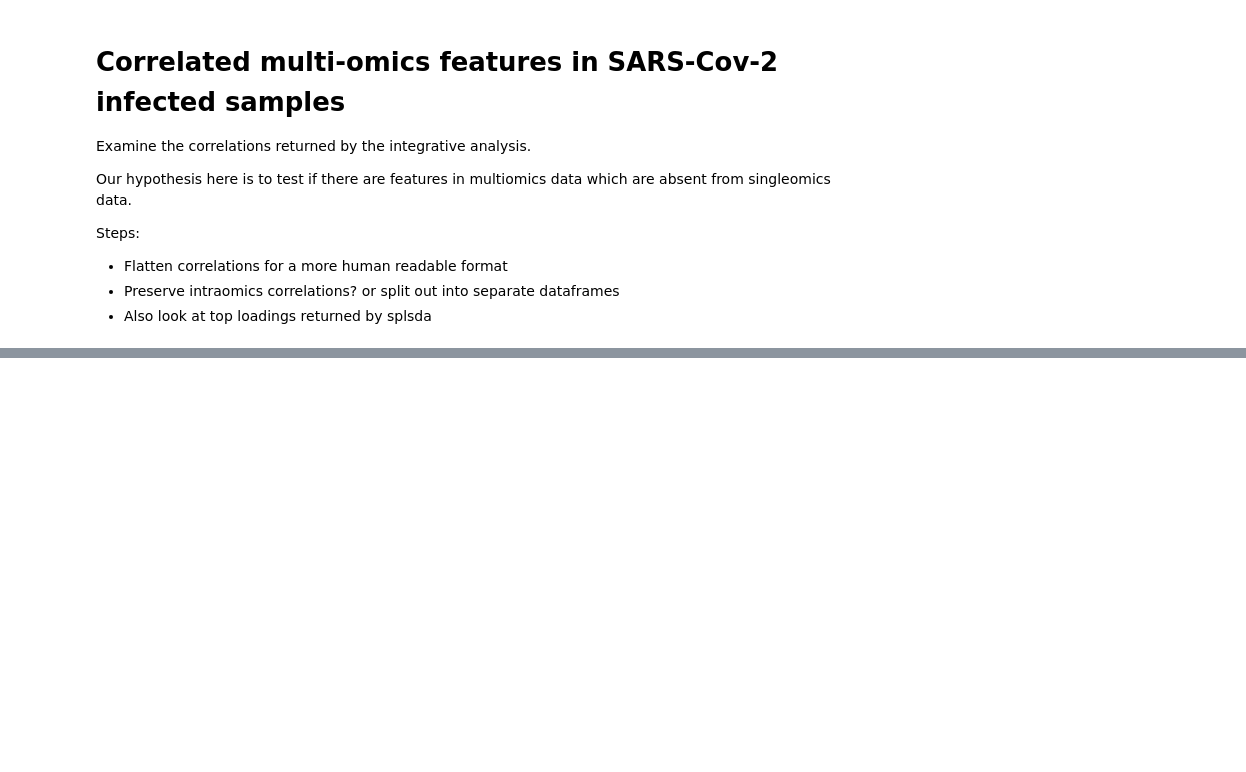
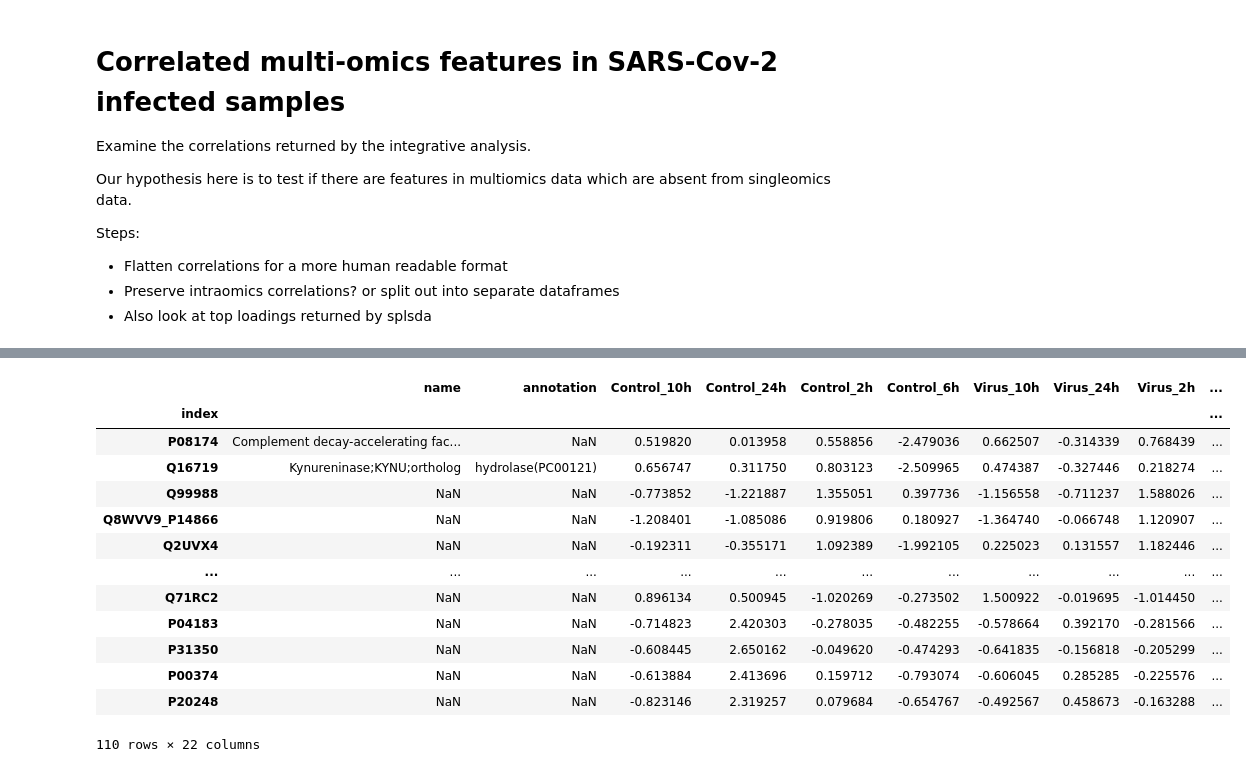
Before and after one commit to tyronechen/SARS-CoV-2, a Jupyter notebook: src/map_multiblock_correlations.ipynb, the cells around one changed output, grey strips where cells are left out. Cells and saved outputs as stored; diff of their text form; code cells hidden in the pictures; blank space fills up the shorter version.

```diff
--- a/src/map_multiblock_correlations.ipynb
+++ b/src/map_multiblock_correlations.ipynb
@@ -15,20 +57,20 @@ import pandas as pd
 # %%
-prot_plsda_infile = "../results/results/singleblock/proteome/proteome_1_PLSDA_max.txt"
-prot_splsda_infile = "../results/results/singleblock/proteome/proteome_1_sPLSDA_max.txt"
-tran_plsda_infile = "../results/results/singleblock/translatome/translatome_1_PLSDA_max.txt"
-tran_splsda_infile = "../results/results/singleblock/translatome/translatome_1_sPLSDA_max.txt"
-diablo_prot_infile = "../results/results/multiblock/proteome_1_DIABLO_var_keepx_max.txt"
-diablo_tran_infile = "../results/results/multiblock/translatome_1_DIABLO_var_keepx_max.txt"
-diablo_corr_infile = "../results/results/multiblock/DIABLO_var_keepx_correlations.txt"
-panther_annotations_infile = "../results/results/multiblock/panther.txt"
-mapping_annotations_infile = "../results/results/multiblock/mapping.csv"
-covid_annotations_infile = "../results/results/multiblock/uniprot_SARS-COV2_annotations.tab"
+# prot_plsda_infile = "../results_ids/results/singleblock/proteome/proteome_1_PLSDA_max.txt"
+prot_splsda_infile = "../results/results_ids/singleblock/proteome/proteome_sPLSDA_keepx_max.txt"
+# tran_plsda_infile = "../results_ids/results/singleblock/translatome/translatome_1_PLSDA_max.txt"
+tran_splsda_infile = "../results/results_ids/singleblock/translatome/translatome_sPLSDA_keepx_max.txt"
+diablo_prot_infile = "../results/results_ids/multiblock/proteome_1_DIABLO_var_keepx_max.txt"
+diablo_tran_infile = "../results/results_ids/multiblock/translatome_1_DIABLO_var_keepx_max.txt"
+diablo_corr_infile = "../results/results_ids/multiblock/DIABLO_var_keepx_correlations.txt"
+panther_annotations_infile = "../data/panther.txt"
+mapping_annotations_infile = "../data/mapping.csv"
+covid_annotations_infile = "../data/uniprot_SARS-COV2_annotations.tab"
 prot_map_infile = "../data/proteome_mapfile.txt"
 tran_map_infile = "../data/translatome_mapfile.txt"
 
-prot_plsda = pd.read_csv(prot_plsda_infile, sep="\t")
+# prot_plsda = pd.read_csv(prot_plsda_infile, sep="\t")
 prot_splsda = pd.read_csv(prot_splsda_infile, sep="\t")
-tran_plsda = pd.read_csv(tran_plsda_infile, sep="\t")
+# tran_plsda = pd.read_csv(tran_plsda_infile, sep="\t")
 tran_splsda = pd.read_csv(tran_splsda_infile, sep="\t")
 diablo_prot = pd.read_csv(diablo_prot_infile, sep="\t")
 diablo_tran = pd.read_csv(diablo_tran_infile, sep="\t")
@@ -104,0 +257,31 @@ prot_tran_annot.to_csv("multiblock_correlations_annotated.tsv", sep="\t")
+# %%
+# export single omics proteomics with annotations
+prot_splsda = pd.read_csv(prot_splsda_infile, sep="\t")
+prot_splsda.reset_index(inplace=True)
+prot_splsda.replace(regex={r'_prot$': ''}, inplace=True)
+prot_splsda.replace(regex={r'_tran$': ''}, inplace=True)
+prot_splsda.replace(regex={r'__FEATUREID$': ''}, inplace=True)
+prot_splsda.set_index("index", inplace=True)
+prot_splsda
+
+prot_splsda_annot = pd.merge(annot, prot_splsda, how="right", left_on=1, right_on="index")
+prot_splsda_annot.columns = ["index", "name", "annotation"] + prot_splsda_annot.columns.to_list()[3:]
+prot_splsda_annot.sort_values(by="importance", ascending=False, ignore_index=True, inplace=True)
+prot_splsda_annot.set_index("index", inplace=True)
+prot_splsda_annot.to_csv("proteome_splsda.tsv", sep="\t")
+prot_splsda_annot
+# %% [output]
+|  | name | annotation | Control_10h | Control_24h | Control_2h | Control_6h | Virus_10h | Virus_24h | Virus_2h | ... |
+| index |  |  |  |  |  |  |  |  |  | ... |
+| P08174 | Complement decay-accelerating fac... | NaN | 0.519820 | 0.013958 | 0.558856 | -2.479036 | 0.662507 | -0.314339 | 0.768439 | ... |
+| Q16719 | Kynureninase;KYNU;ortholog | hydrolase(PC00121) | 0.656747 | 0.311750 | 0.803123 | -2.509965 | 0.474387 | -0.327446 | 0.218274 | ... |
+| Q99988 | NaN | NaN | -0.773852 | -1.221887 | 1.355051 | 0.397736 | -1.156558 | -0.711237 | 1.588026 | ... |
+| Q8WVV9_P14866 | NaN | NaN | -1.208401 | -1.085086 | 0.919806 | 0.180927 | -1.364740 | -0.066748 | 1.120907 | ... |
+| Q2UVX4 | NaN | NaN | -0.192311 | -0.355171 | 1.092389 | -1.992105 | 0.225023 | 0.131557 | 1.182446 | ... |
+| ... | ... | ... | ... | ... | ... | ... | ... | ... | ... | ... |
+| Q71RC2 | NaN | NaN | 0.896134 | 0.500945 | -1.020269 | -0.273502 | 1.500922 | -0.019695 | -1.014450 | ... |
+| P04183 | NaN | NaN | -0.714823 | 2.420303 | -0.278035 | -0.482255 | -0.578664 | 0.392170 | -0.281566 | ... |
+| P31350 | NaN | NaN | -0.608445 | 2.650162 | -0.049620 | -0.474293 | -0.641835 | -0.156818 | -0.205299 | ... |
+| P00374 | NaN | NaN | -0.613884 | 2.413696 | 0.159712 | -0.793074 | -0.606045 | 0.285285 | -0.225576 | ... |
+| P20248 | NaN | NaN | -0.823146 | 2.319257 | 0.079684 | -0.654767 | -0.492567 | 0.458673 | -0.163288 | ... |
+110 rows × 22 columns
```
Also changed, not shown: parts of 4 cells of this notebook.
